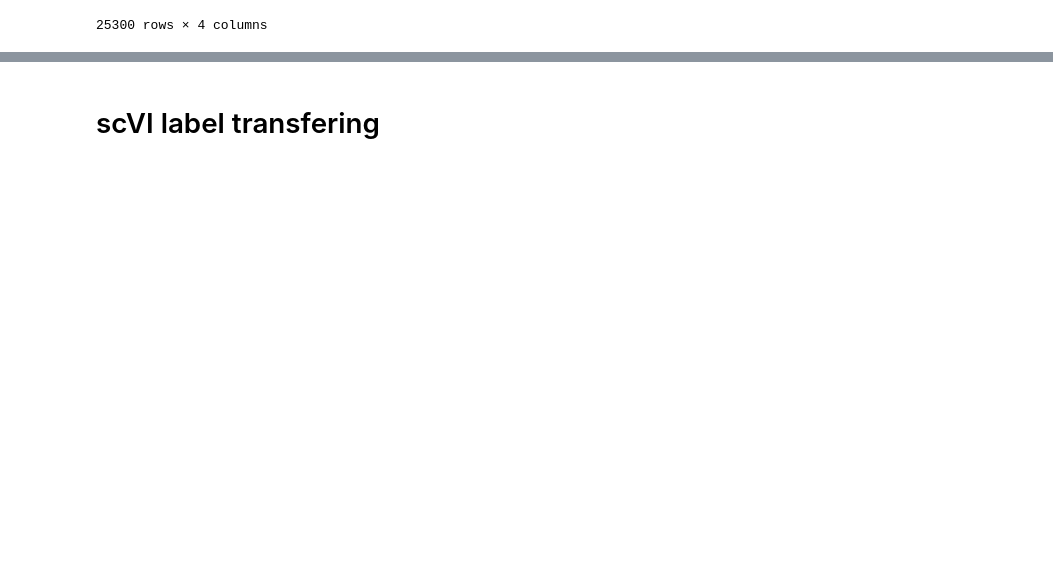
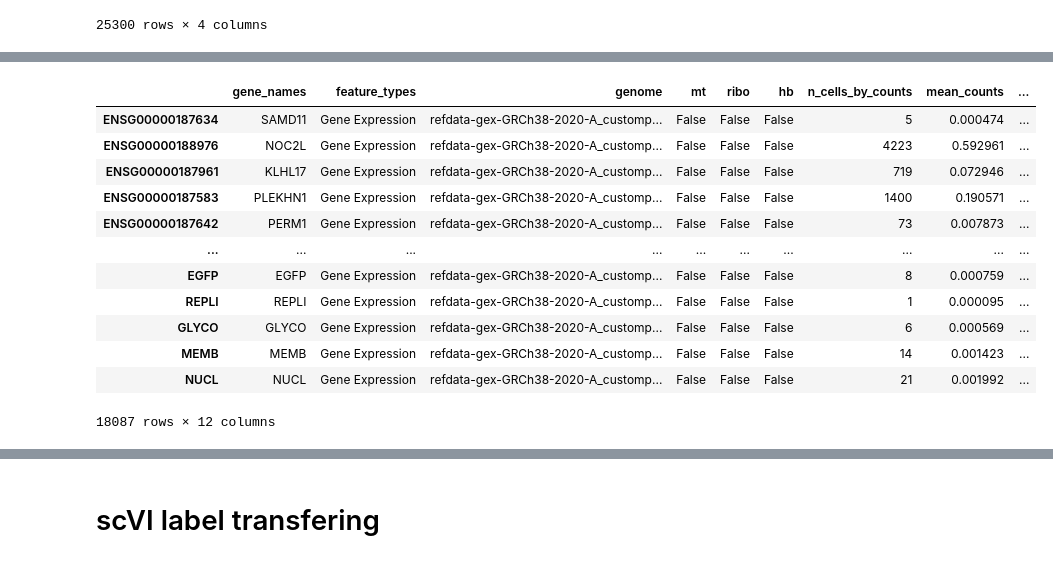
Before and after one commit to Yohan-b976/Transcriptomic-and-proteomic-sc-analysis, a Jupyter notebook: Pipeline folder 0.2/Notebook files/Normalization_MAPPING 0.3.ipynb, the cells around one changed output, grey strips where cells are left out. Saved outputs shown, nothing was run; the diff lists cells and outputs as text; code cells hidden in the pictures; blank space fills up the shorter version.

```diff
--- a/Pipeline folder 0.2/Notebook files/Normalization_MAPPING 0.3.ipynb
+++ b/Pipeline folder 0.2/Notebook files/Normalization_MAPPING 0.3.ipynb
@@ -258 +334,28 @@ predictions
+# %%
+def reindexing(adata):
+
+    adata.var = adata.var.reset_index()
+    adata.var = adata.var.rename(columns={'index': 'gene_names'})
+    adata.var = adata.var.set_index('gene_ids')
+    adata.var = adata.var.rename_axis(None)
+
+    return adata
+# %%
+adatas = [reindexing(ad) for ad in adatas]
+# %%
+adatas[2].var
+# %% [output]
+|  | gene_names | feature_types | genome | mt | ribo | hb | n_cells_by_counts | mean_counts | ... |
+| ENSG00000187634 | SAMD11 | Gene Expression | refdata-gex-GRCh38-2020-A_customp... | False | False | False | 5 | 0.000474 | ... |
+| ENSG00000188976 | NOC2L | Gene Expression | refdata-gex-GRCh38-2020-A_customp... | False | False | False | 4223 | 0.592961 | ... |
+| ENSG00000187961 | KLHL17 | Gene Expression | refdata-gex-GRCh38-2020-A_customp... | False | False | False | 719 | 0.072946 | ... |
+| ENSG00000187583 | PLEKHN1 | Gene Expression | refdata-gex-GRCh38-2020-A_customp... | False | False | False | 1400 | 0.190571 | ... |
+| ENSG00000187642 | PERM1 | Gene Expression | refdata-gex-GRCh38-2020-A_customp... | False | False | False | 73 | 0.007873 | ... |
+| ... | ... | ... | ... | ... | ... | ... | ... | ... | ... |
+| EGFP | EGFP | Gene Expression | refdata-gex-GRCh38-2020-A_customp... | False | False | False | 8 | 0.000759 | ... |
+| REPLI | REPLI | Gene Expression | refdata-gex-GRCh38-2020-A_customp... | False | False | False | 1 | 0.000095 | ... |
+| GLYCO | GLYCO | Gene Expression | refdata-gex-GRCh38-2020-A_customp... | False | False | False | 6 | 0.000569 | ... |
+| MEMB | MEMB | Gene Expression | refdata-gex-GRCh38-2020-A_customp... | False | False | False | 14 | 0.001423 | ... |
+| NUCL | NUCL | Gene Expression | refdata-gex-GRCh38-2020-A_customp... | False | False | False | 21 | 0.001992 | ... |
+18087 rows × 12 columns
 # %%
```
Also changed, not shown: parts of 51 cells of this notebook.
